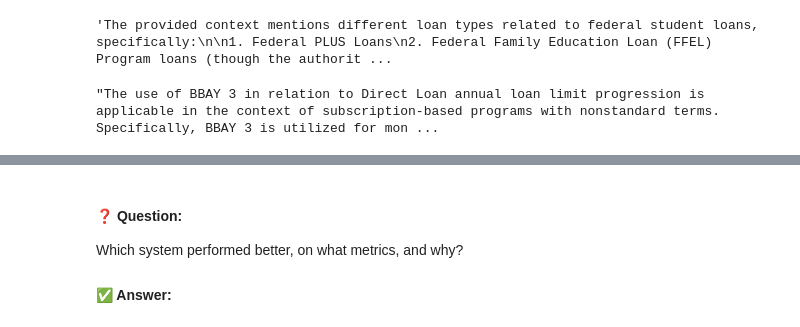
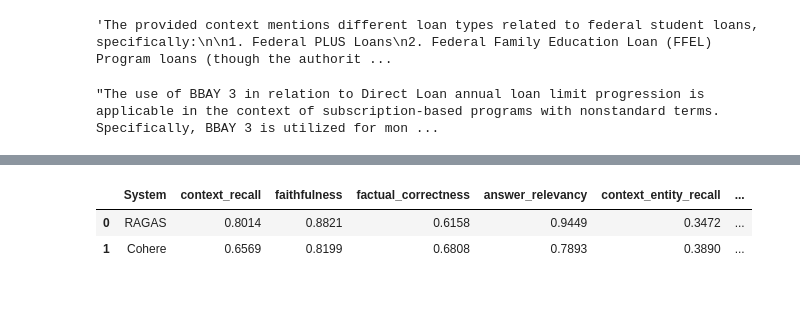
Before and after one commit to neomatrix369/AIE7, a Jupyter notebook: 08_Evaluating_RAG_With_Ragas/Evaluating_RAG_with_Ragas_(2025)_AI_Makerspace.ipynb, the cells around one changed output, grey strips where cells are left out. Saved outputs shown, nothing was run; the diff lists cells and outputs as text; code cells hidden in the pictures; blank space fills up the shorter version.

Commit message:
s08: Updating the last question on the Evaluating_RAG_with_Ragas_(2025)_AI_Makerspace.ipynb notebook with results and conclusions on the comparison between the two systems

```diff
--- a/08_Evaluating_RAG_With_Ragas/Evaluating_RAG_with_Ragas_(2025)_AI_Makerspace.ipynb
+++ b/08_Evaluating_RAG_With_Ragas/Evaluating_RAG_with_Ragas_(2025)_AI_Makerspace.ipynb
@@ -397,6 +399,10 @@ result
-# %% [markdown]
-#### ❓ Question:
-
-Which system performed better, on what metrics, and why?
-
-#### ✅ Answer:
+# %%
+import pandas as pd
+ragas_system_results = {'System': 'RAGAS', 'context_recall': 0.8014, 'faithfulness': 0.8821, 'factual_correctness': 0.6158, 'answer_relevancy': 0.9449, 'context_entity_recall': 0.3472, 'noise_sensitivity_relevant': 0.2660}
+cohere_system_results = {'System': 'Cohere', 'context_recall': 0.6569, 'faithfulness': 0.8199, 'factual_correctness': 0.6808, 'answer_relevancy': 0.7893, 'context_entity_recall': 0.3890, 'noise_sensitivity_relevant': 0.1446}
+
+pd.DataFrame([ragas_system_results, cohere_system_results])
+# %% [output]
+|  | System | context_recall | faithfulness | factual_correctness | answer_relevancy | context_entity_recall | ... |
+| 0 | RAGAS | 0.8014 | 0.8821 | 0.6158 | 0.9449 | 0.3472 | ... |
+| 1 | Cohere | 0.6569 | 0.8199 | 0.6808 | 0.7893 | 0.3890 | ... |
```
Also changed, not shown: parts of 3 cells of this notebook, 1 other file.
